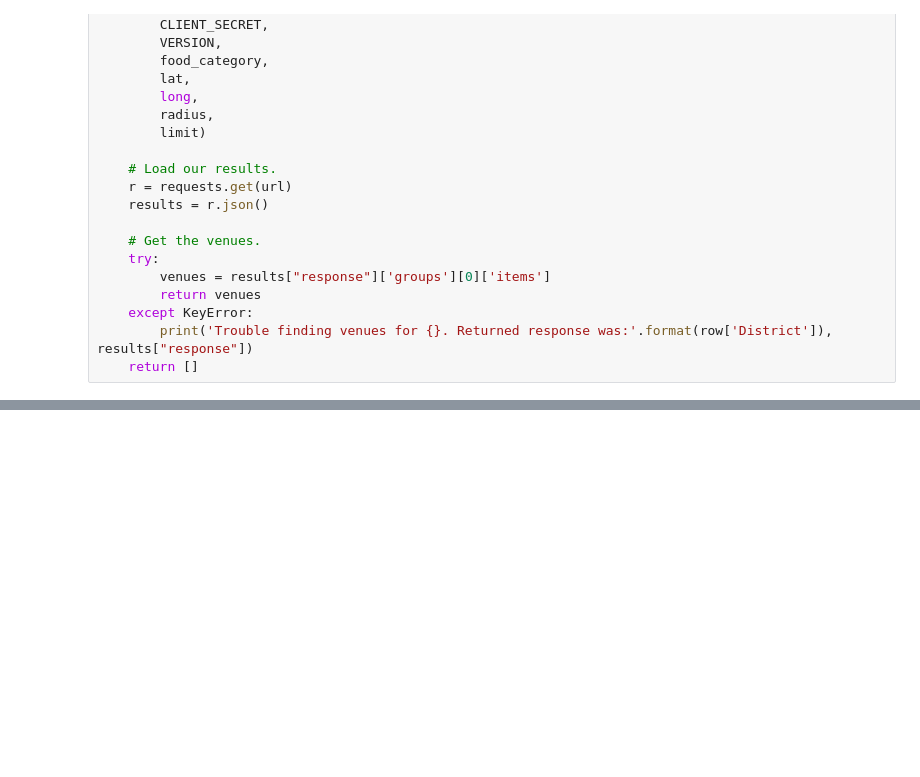
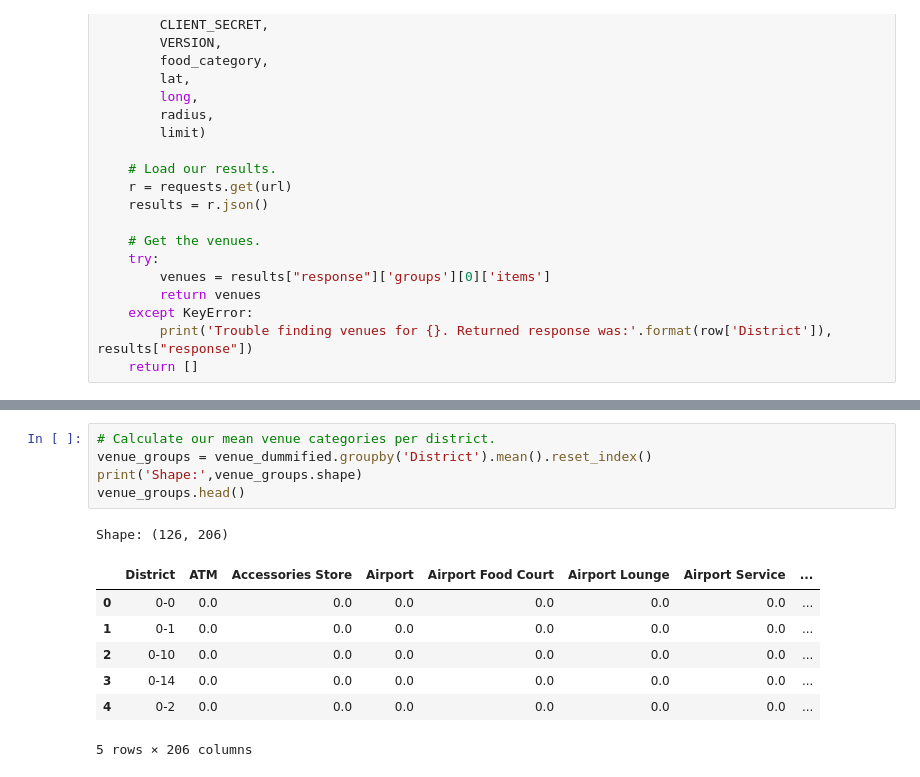
Before and after one commit to fpcorso/Coursera_Capstone, a Jupyter notebook: Capstone_Notebook.ipynb, the cells around one changed output, grey strips where cells are left out. Drawn from its saved outputs; the diff is of its cells as text; blank space fills up the shorter version.

```diff
--- a/Capstone_Notebook.ipynb
+++ b/Capstone_Notebook.ipynb
@@ -253,0 +308,14 @@ Total districts with at least one restaurant: 78
+# %%
+# Calculate our mean venue categories per district.
+venue_groups = venue_dummified.groupby('District').mean().reset_index()
+print('Shape:',venue_groups.shape)
+venue_groups.head()
+# %% [output]
+Shape: (126, 206)
+|  | District | ATM | Accessories Store | Airport | Airport Food Court | Airport Lounge | Airport Service | ... |
+| 0 | 0-0 | 0.0 | 0.0 | 0.0 | 0.0 | 0.0 | 0.0 | ... |
+| 1 | 0-1 | 0.0 | 0.0 | 0.0 | 0.0 | 0.0 | 0.0 | ... |
+| 2 | 0-10 | 0.0 | 0.0 | 0.0 | 0.0 | 0.0 | 0.0 | ... |
+| 3 | 0-14 | 0.0 | 0.0 | 0.0 | 0.0 | 0.0 | 0.0 | ... |
+| 4 | 0-2 | 0.0 | 0.0 | 0.0 | 0.0 | 0.0 | 0.0 | ... |
+5 rows × 206 columns
```
Also changed, not shown: parts of 28 cells of this notebook.
